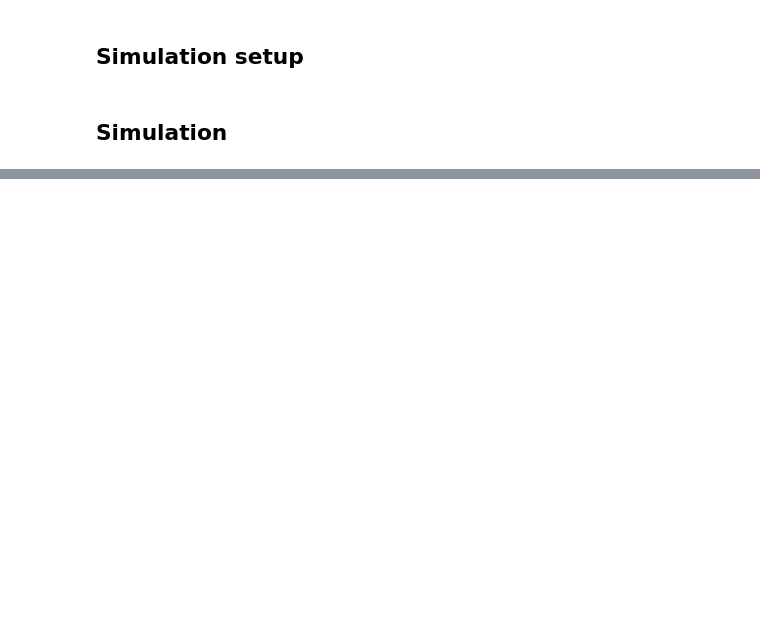
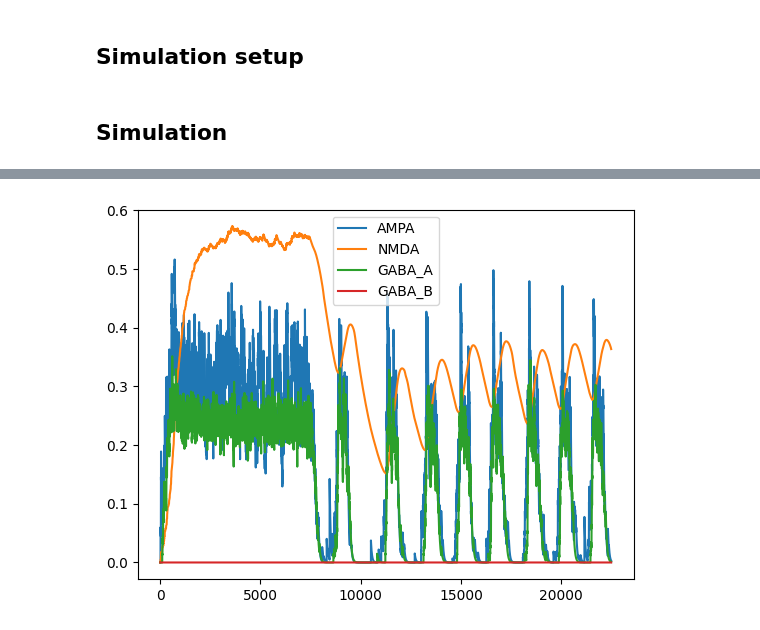
Before and after one commit to Dalsaetra/NeuroSimV3, a Jupyter notebook: python/week4/ssai.ipynb, the cells around one changed output, grey strips where cells are left out. Saved outputs shown, nothing was run; the diff lists cells and outputs as text; code cells hidden in the pictures; blank space fills up the shorter version.

```diff
--- a/python/week4/ssai.ipynb
+++ b/python/week4/ssai.ipynb
@@ -164,10 +174,17 @@ sim.stats.compute_metrics(dt, bin_ms_participation=300, t_start_ms=0.0, t_stop_m
 # %%
 # Plot spikes for one neuron
-n_idx = 807
+n_idx = 707
 t_first = 0
 t_last = -1
 plt.plot(np.array(sim.stats.Vs)[t_first:t_last,n_idx])
 plt.plot(np.array(sim.stats.spikes)[t_first:t_last,n_idx] * 10)
 plt.show()
 plt.plot(np.array(sim.stats.us)[t_first:t_last,n_idx])
+plt.show()
+plt.plot(np.array(sim.debug_logger.s_ampa)[t_first:t_last,n_idx], label="AMPA")
+plt.plot(np.array(sim.debug_logger.s_nmda)[t_first:t_last,n_idx], label="NMDA")
+plt.plot(np.array(sim.debug_logger.s_gaba_a)[t_first:t_last,n_idx], label="GABA_A")
+plt.plot(np.array(sim.debug_logger.s_gaba_b)[t_first:t_last,n_idx], label="GABA_B")
+plt.legend()
+plt.show()
 # %% [output]
@@ -177,2 +194,11 @@ plt.plot(np.array(sim.stats.us)[t_first:t_last,n_idx])
+# %%
+plt.plot(np.array(sim.debug_logger.s_ampa)[t_first:t_last,n_idx], label="AMPA")
+plt.plot(np.array(sim.debug_logger.s_nmda)[t_first:t_last,n_idx], label="NMDA")
+plt.plot(np.array(sim.debug_logger.s_gaba_a)[t_first:t_last,n_idx], label="GABA_A")
+plt.plot(np.array(sim.debug_logger.s_gaba_b)[t_first:t_last,n_idx], label="GABA_B")
+plt.legend()
+plt.show()
+# %% [output]
+[figure, added]
 # %%
 # connectome.compute_metrics(small_world=False)
```
Also changed, not shown: parts of 8 cells of this notebook.
